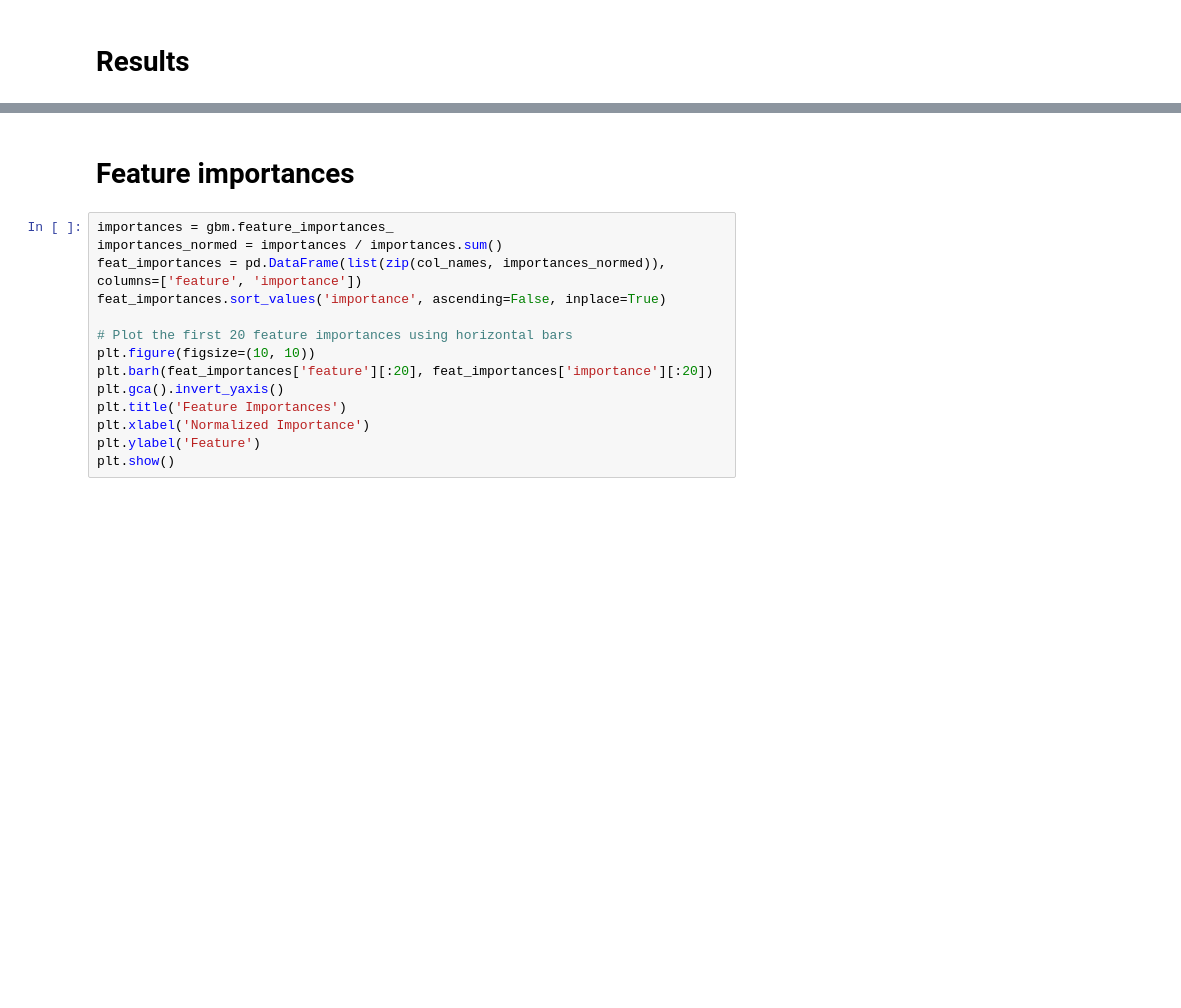
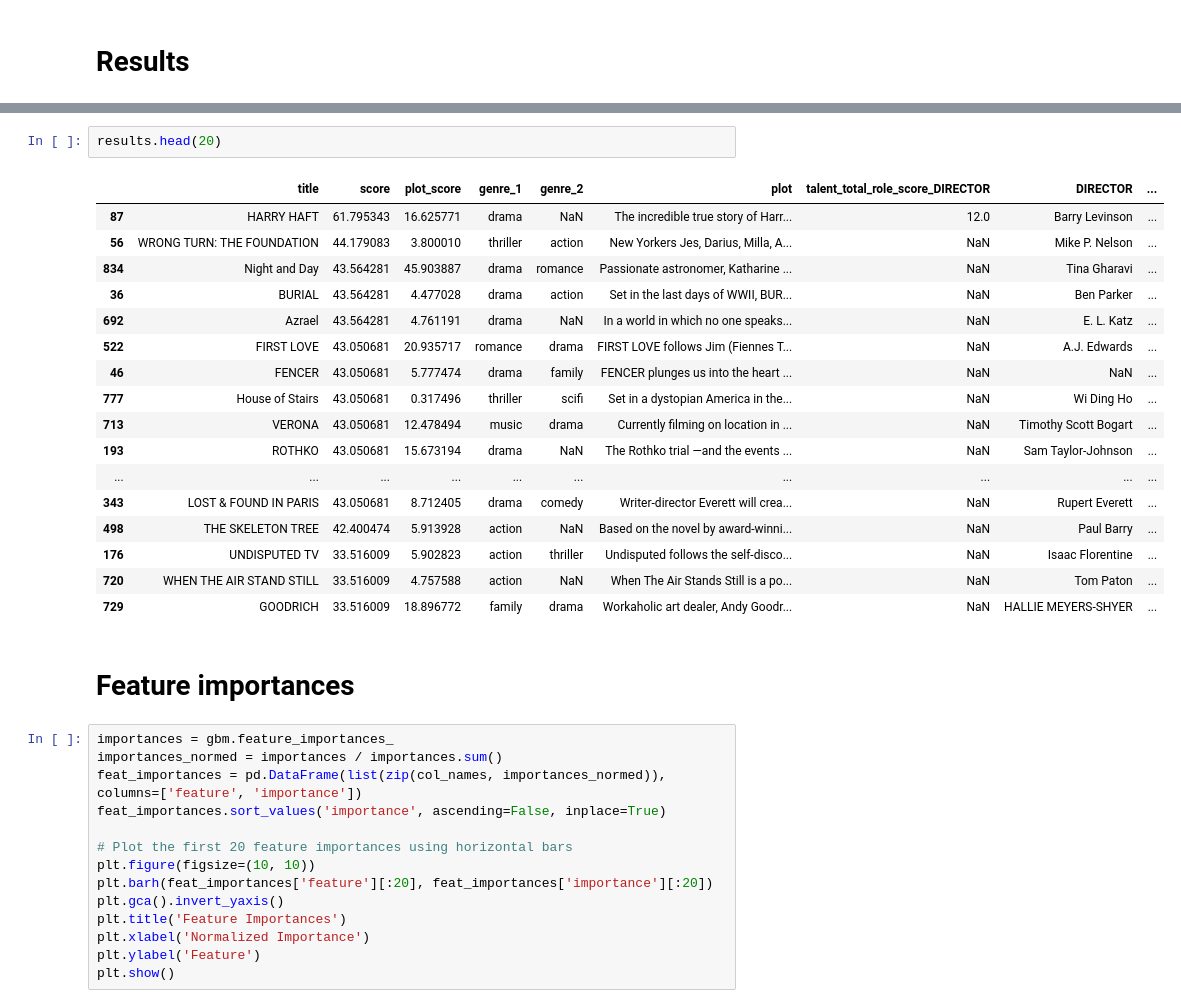
Before and after one commit to AlexCodeGlider/filmStreamingForecast, a Jupyter notebook: model.ipynb, the cells around one changed output, grey strips where cells are left out. Saved outputs shown, nothing was run; the diff lists cells and outputs as text; blank space fills up the shorter version.

```diff
--- a/model.ipynb
+++ b/model.ipynb
@@ -519,3 +288,23 @@ output.sort_values('score', ascending=False)
+# %%
+results.head(20)
+# %% [output]
+|  | title | score | plot_score | genre_1 | genre_2 | plot | talent_total_role_score_DIRECTOR | DIRECTOR | ... |
+| 87 | HARRY HAFT | 61.795343 | 16.625771 | drama | NaN | The incredible true story of Harr... | 12.0 | Barry Levinson | ... |
+| 56 | WRONG TURN: THE FOUNDATION | 44.179083 | 3.800010 | thriller | action | New Yorkers Jes, Darius, Milla, A... | NaN | Mike P. Nelson | ... |
+| 834 | Night and Day | 43.564281 | 45.903887 | drama | romance | Passionate astronomer, Katharine ... | NaN | Tina Gharavi | ... |
+| 36 | BURIAL | 43.564281 | 4.477028 | drama | action | Set in the last days of WWII, BUR... | NaN | Ben Parker | ... |
+| 692 | Azrael | 43.564281 | 4.761191 | drama | NaN | In a world in which no one speaks... | NaN | E. L. Katz | ... |
+| 522 | FIRST LOVE | 43.050681 | 20.935717 | romance | drama | FIRST LOVE follows Jim (Fiennes T... | NaN | A.J. Edwards | ... |
+| 46 | FENCER | 43.050681 | 5.777474 | drama | family | FENCER plunges us into the heart ... | NaN | NaN | ... |
+| 777 | House of Stairs | 43.050681 | 0.317496 | thriller | scifi | Set in a dystopian America in the... | NaN | Wi Ding Ho | ... |
+| 713 | VERONA | 43.050681 | 12.478494 | music | drama | Currently filming on location in ... | NaN | Timothy Scott Bogart | ... |
+| 193 | ROTHKO | 43.050681 | 15.673194 | drama | NaN | The Rothko trial —and the events ... | NaN | Sam Taylor-Johnson | ... |
+| ... | ... | ... | ... | ... | ... | ... | ... | ... | ... |
+| 343 | LOST & FOUND IN PARIS | 43.050681 | 8.712405 | drama | comedy | Writer-director Everett will crea... | NaN | Rupert Everett | ... |
+| 498 | THE SKELETON TREE | 42.400474 | 5.913928 | action | NaN | Based on the novel by award-winni... | NaN | Paul Barry | ... |
+| 176 | UNDISPUTED TV | 33.516009 | 5.902823 | action | thriller | Undisputed follows the self-disco... | NaN | Isaac Florentine | ... |
+| 720 | WHEN THE AIR STAND STILL | 33.516009 | 4.757588 | action | NaN | When The Air Stands Still is a po... | NaN | Tom Paton | ... |
+| 729 | GOODRICH | 33.516009 | 18.896772 | family | drama | Workaholic art dealer, Andy Goodr... | NaN | HALLIE MEYERS-SHYER | ... |
 # %% [markdown]
 # Feature importances
 # %%
```
Also changed, not shown: parts of 23 cells of this notebook.
